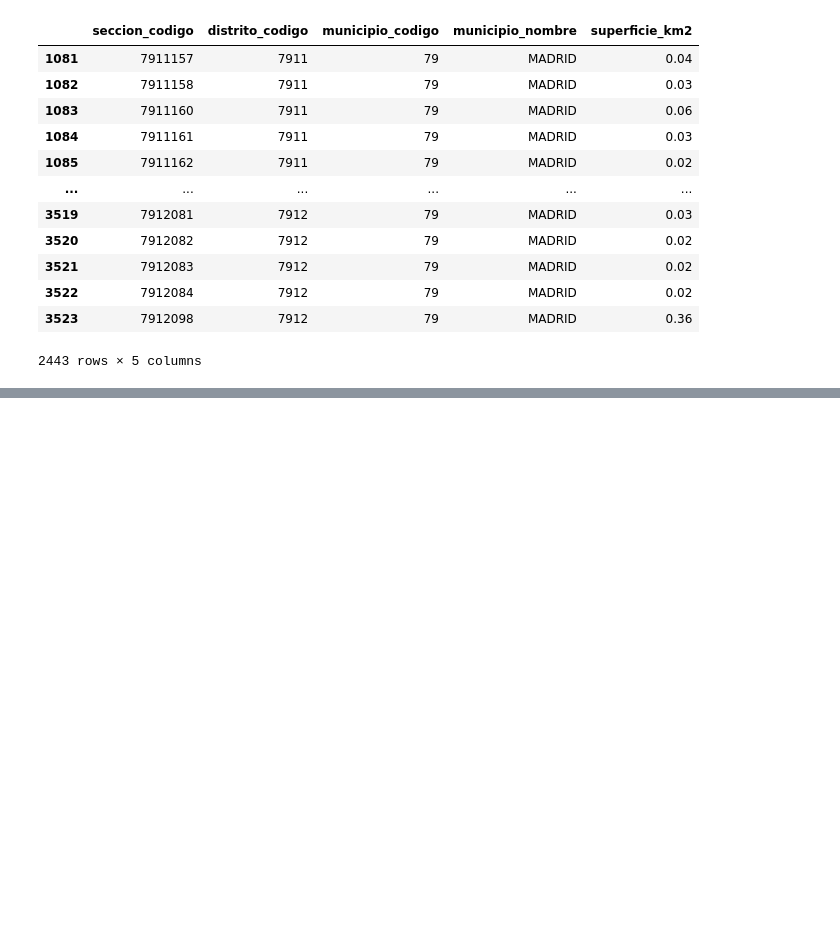
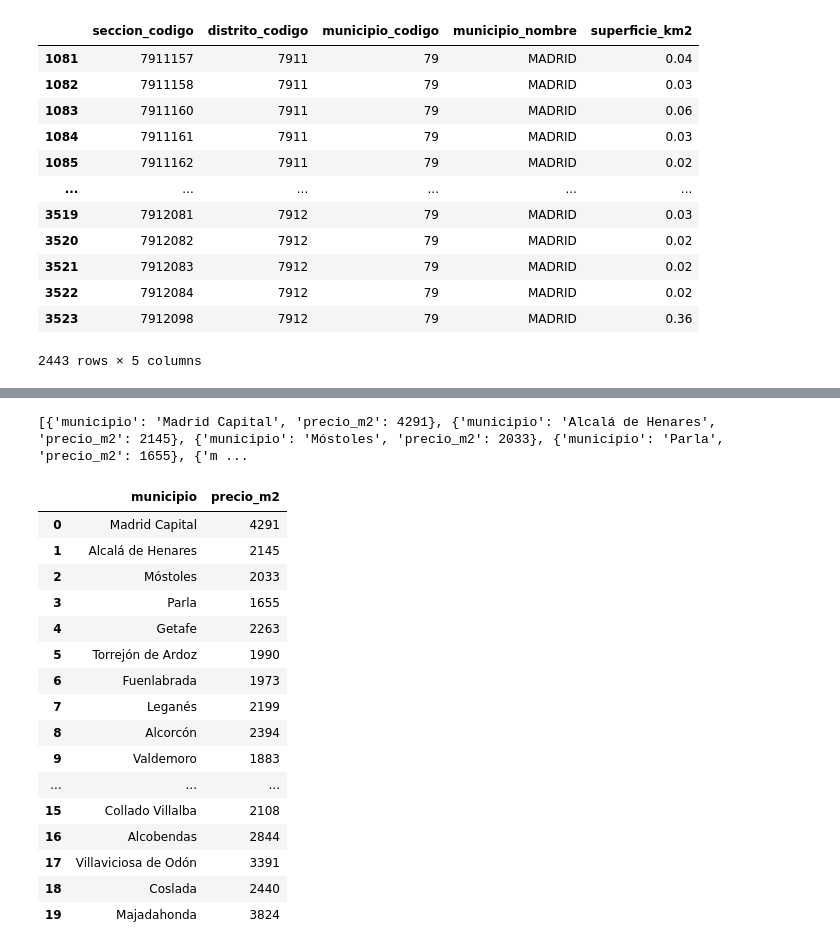
Before and after one commit to DaianaSaenz/EDA-CASAS-CONTENEDOR, a Jupyter notebook: src/main.ipynb, the cells around one changed output, grey strips where cells are left out. Cells and saved outputs as stored; diff of their text form; code cells hidden in the pictures; blank space fills up the shorter version.

```diff
--- a/src/main.ipynb
+++ b/src/main.ipynb
@@ -394,0 +347,57 @@ df[df['municipio_nombre']=='MADRID']
+# %%
+import requests
+
+
+url = f"https://www.fotocasa.es/indice-precio-vivienda/madrid-provincia/todas-las-zonas"
+headers = {
+    "accept": 'text/html,application/xhtml+xml,application/xml;q=0.9,image/avif,image/webp,image/apng,*/*;q=0.8,application/signed-exchange;v=b3;q=0.7',
+    "accept-encoding": 'gzip, deflate, br',
+    "accept-language": 'es-ES,es;q=0.9',
+    "cache-control": 'max-age=0',
+    "dnt":"1",
+    "sec-ch-ua": '"Chromium";v="110", "Not A(Brand";v="24", "Google Chrome";v="110"',
+    "sec-ch-ua-mobile": "?0",
+    "sec-fetch-dest": "document",
+    "sec-fetch-mode": "navigate",
+    "sec-fetch-site": "none",
+    "sec-fetch-user": "?1",
+    "upgrade-insecure-requests": "1",
+    "user-agent": "Mozilla/5.0 (Windows NT 10.0; Win64; x64) AppleWebKit/537.36 (KHTML, like Gecko) Chrome/110.0.0.0 Safari/537.36",
+}
+response= requests.get(url, headers=headers)
+
+
+soup_html_madrid_todas=bs(response.text, 'lxml')
+tabla_municipios = soup_html_madrid_todas.find('table', {'class': 'table-price'})
+lista_de_municipios=[]
+
+# Buscamos todas las filas de la tabla
+filas = tabla_municipios.find_all('tr')
+
+lista_municipios = []
+for row in tabla_municipios.find_all('tr')[1:]:
+    td = row.find_all('td')
+    municipio = td[0].text.strip()
+    precio_medio_m2 = int(td[1].text.replace("€/m²", "").replace(".", ""))
+    lista_municipios.append({'municipio':municipio, 'precio_m2':precio_medio_m2})
+df_lista_municipios=  pd.DataFrame(lista_municipios)
+df_lista_municipios
+# %% [output]
+[{'municipio': 'Madrid Capital', 'precio_m2': 4291}, {'municipio': 'Alcalá de Henares', 'precio_m2': 2145}, {'municipio': 'Móstoles', 'precio_m2': 2033}, {'municipio': 'Parla', 'precio_m2': 1655}, {'m ...
+|  | municipio | precio_m2 |
+| 0 | Madrid Capital | 4291 |
+| 1 | Alcalá de Henares | 2145 |
+| 2 | Móstoles | 2033 |
+| 3 | Parla | 1655 |
+| 4 | Getafe | 2263 |
+| 5 | Torrejón de Ardoz | 1990 |
+| 6 | Fuenlabrada | 1973 |
+| 7 | Leganés | 2199 |
+| 8 | Alcorcón | 2394 |
+| 9 | Valdemoro | 1883 |
+| ... | ... | ... |
+| 15 | Collado Villalba | 2108 |
+| 16 | Alcobendas | 2844 |
+| 17 | Villaviciosa de Odón | 3391 |
+| 18 | Coslada | 2440 |
+| 19 | Majadahonda | 3824 |
```
Also changed, not shown: parts of 8 cells of this notebook, 2 other files.
